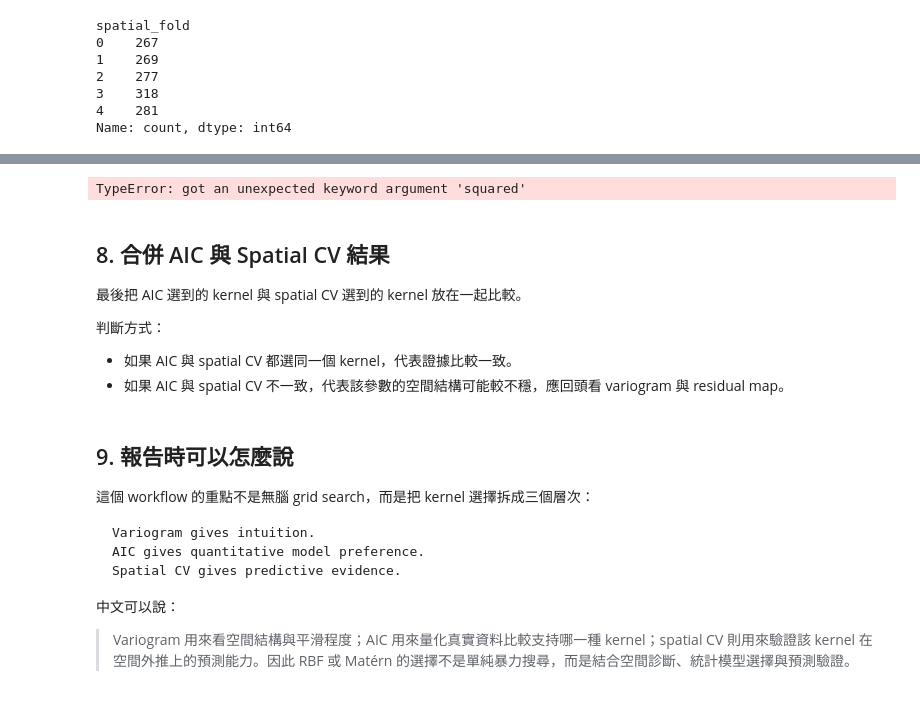
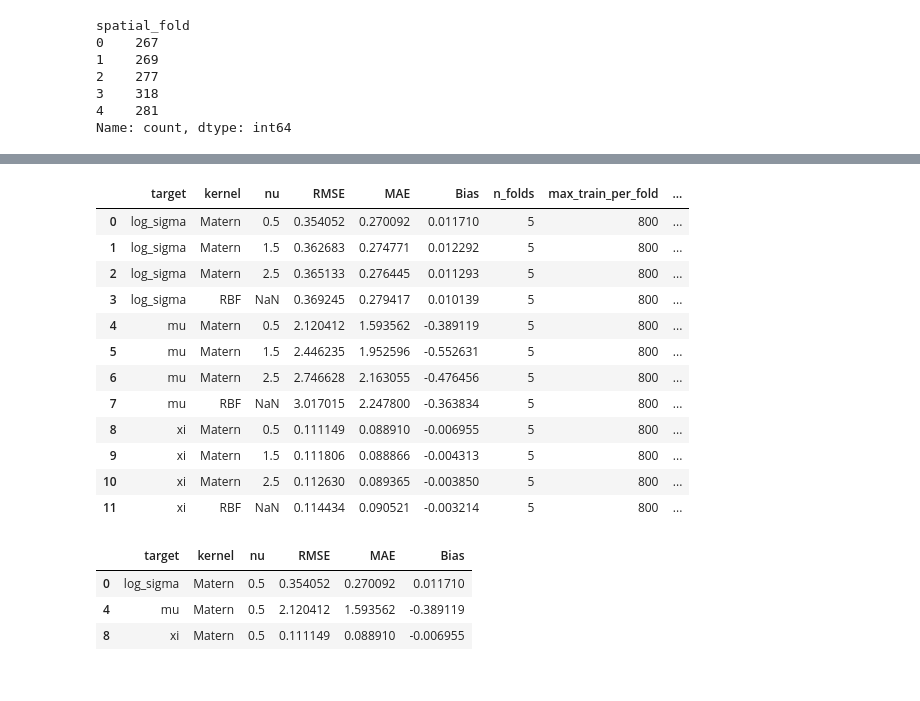
Before and after one commit to shu-ming0808/gev-use-nn, a Jupyter notebook: experiments/window_data/notebooks/real_grid_gp_aic_workflow.ipynb, the cells around one changed output, grey strips where cells are left out. Drawn from its saved outputs; the diff is of its cells as text; code cells hidden in the pictures.

````diff
--- a/experiments/window_data/notebooks/real_grid_gp_aic_workflow.ipynb
+++ b/experiments/window_data/notebooks/real_grid_gp_aic_workflow.ipynb
@@ -377,44 +445,52 @@ for target_name, target_col in TARGETS.items():
                 None if pd.isna(spec["nu"]) else float(spec["nu"]),
             )
             y_true = test_df[target_col].to_numpy(dtype=np.float64)
             fold_errors.append(pd.DataFrame({
                 "fold": fold,
                 "y_true": y_true,
                 "y_pred": pred,
                 "error": pred - y_true,
             }))
             fitted_kernels.append(fitted_kernel)
 
         err_df = pd.concat(fold_errors, ignore_index=True)
-        rmse = mean_squared_error(err_df["y_true"], err_df["y_pred"], squared=False)
+        rmse = float(np.sqrt(np.mean((err_df["y_pred"] - err_df["y_true"]) ** 2)))
         mae = mean_absolute_error(err_df["y_true"], err_df["y_pred"])
         bias = float(np.mean(err_df["error"]))
         cv_rows.append({
             "target": target_name,
             "kernel": spec["kernel"],
             "nu": spec["nu"],
             "RMSE": float(rmse),
             "MAE": float(mae),
             "Bias": bias,
             "n_folds": N_FOLDS,
             "max_train_per_fold": MAX_TRAIN,
             "example_fitted_kernel": fitted_kernels[0],
         })
 
 cv_results = pd.DataFrame(cv_rows).sort_values(["target", "RMSE"]).reset_index(drop=True)
 cv_results.to_csv(TABLE_DIR / "real_grid_gp_spatial_cv_kernel_selection.csv", index=False, encoding="utf-8-sig")
 cv_results
 # %% [output]
-TypeError: got an unexpected keyword argument 'squared'
+|  | target | kernel | nu | RMSE | MAE | Bias | n_folds | max_train_per_fold | ... |
+| 0 | log_sigma | Matern | 0.5 | 0.354052 | 0.270092 | 0.011710 | 5 | 800 | ... |
+| 1 | log_sigma | Matern | 1.5 | 0.362683 | 0.274771 | 0.012292 | 5 | 800 | ... |
+| 2 | log_sigma | Matern | 2.5 | 0.365133 | 0.276445 | 0.011293 | 5 | 800 | ... |
+| 3 | log_sigma | RBF | NaN | 0.369245 | 0.279417 | 0.010139 | 5 | 800 | ... |
+| 4 | mu | Matern | 0.5 | 2.120412 | 1.593562 | -0.389119 | 5 | 800 | ... |
+| 5 | mu | Matern | 1.5 | 2.446235 | 1.952596 | -0.552631 | 5 | 800 | ... |
+| 6 | mu | Matern | 2.5 | 2.746628 | 2.163055 | -0.476456 | 5 | 800 | ... |
+| 7 | mu | RBF | NaN | 3.017015 | 2.247800 | -0.363834 | 5 | 800 | ... |
+| 8 | xi | Matern | 0.5 | 0.111149 | 0.088910 | -0.006955 | 5 | 800 | ... |
+| 9 | xi | Matern | 1.5 | 0.111806 | 0.088866 | -0.004313 | 5 | 800 | ... |
+| 10 | xi | Matern | 2.5 | 0.112630 | 0.089365 | -0.003850 | 5 | 800 | ... |
+| 11 | xi | RBF | NaN | 0.114434 | 0.090521 | -0.003214 | 5 | 800 | ... |
 # %%
 best_cv = cv_results.loc[cv_results.groupby("target")["RMSE"].idxmin()].sort_values("target")
 best_cv[["target", "kernel", "nu", "RMSE", "MAE", "Bias"]]
+# %% [output]
+|  | target | kernel | nu | RMSE | MAE | Bias |
+| 0 | log_sigma | Matern | 0.5 | 0.354052 | 0.270092 | 0.011710 |
+| 4 | mu | Matern | 0.5 | 2.120412 | 1.593562 | -0.389119 |
+| 8 | xi | Matern | 0.5 | 0.111149 | 0.088910 | -0.006955 |
-# %% [markdown]
-## 8. 合併 AIC 與 Spatial CV 結果
-
-最後把 AIC 選到的 kernel 與 spatial CV 選到的 kernel 放在一起比較。
-
-判斷方式：
-
-- 如果 AIC 與 spatial CV 都選同一個 kernel，代表證據比較一致。
-- 如果 AIC 與 spatial CV 不一致，代表該參數的空間結構可能較不穩，應回頭看 variogram 與 residual map。
@@ -437,14 +496,0 @@ summary
-# %% [markdown]
-## 9. 報告時可以怎麼說
-
-這個 workflow 的重點不是無腦 grid search，而是把 kernel 選擇拆成三個層次：
-
-```text
-Variogram gives intuition.
-AIC gives quantitative model preference.
-Spatial CV gives predictive evidence.
-```
-
-中文可以說：
-
-> Variogram 用來看空間結構與平滑程度；AIC 用來量化真實資料比較支持哪一種 kernel；spatial CV 則用來驗證該 kernel 在空間外推上的預測能力。因此 RBF 或 Matérn 的選擇不是單純暴力搜尋，而是結合空間診斷、統計模型選擇與預測驗證。
````
Also changed, not shown: parts of 5 cells of this notebook.
